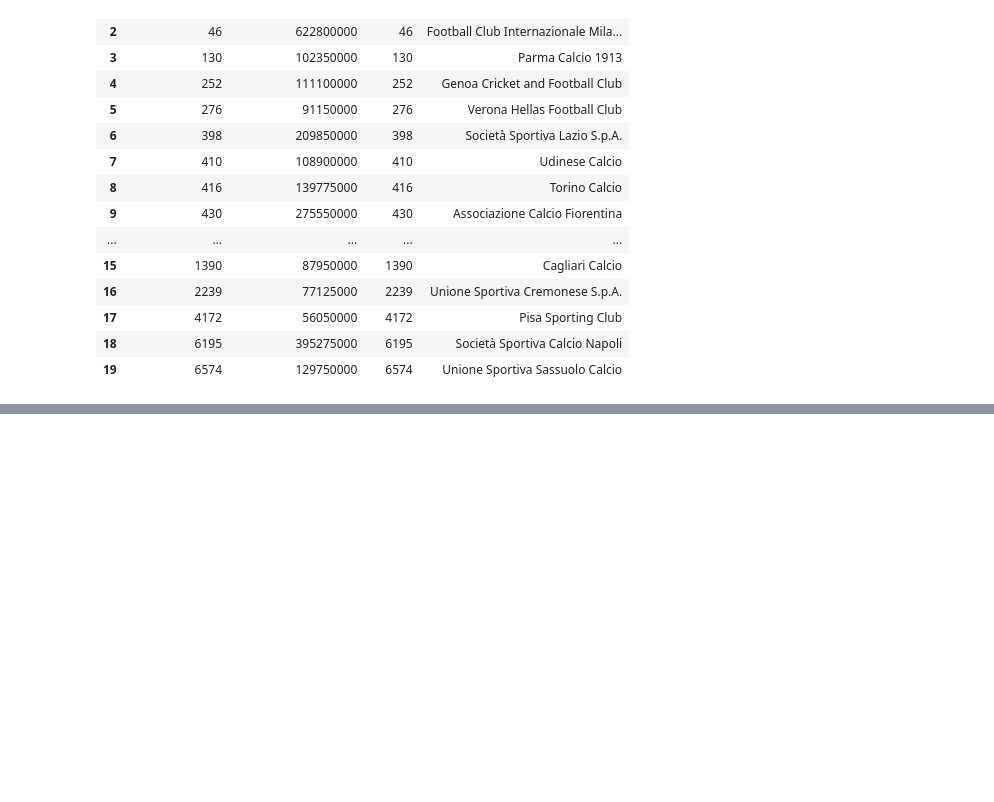
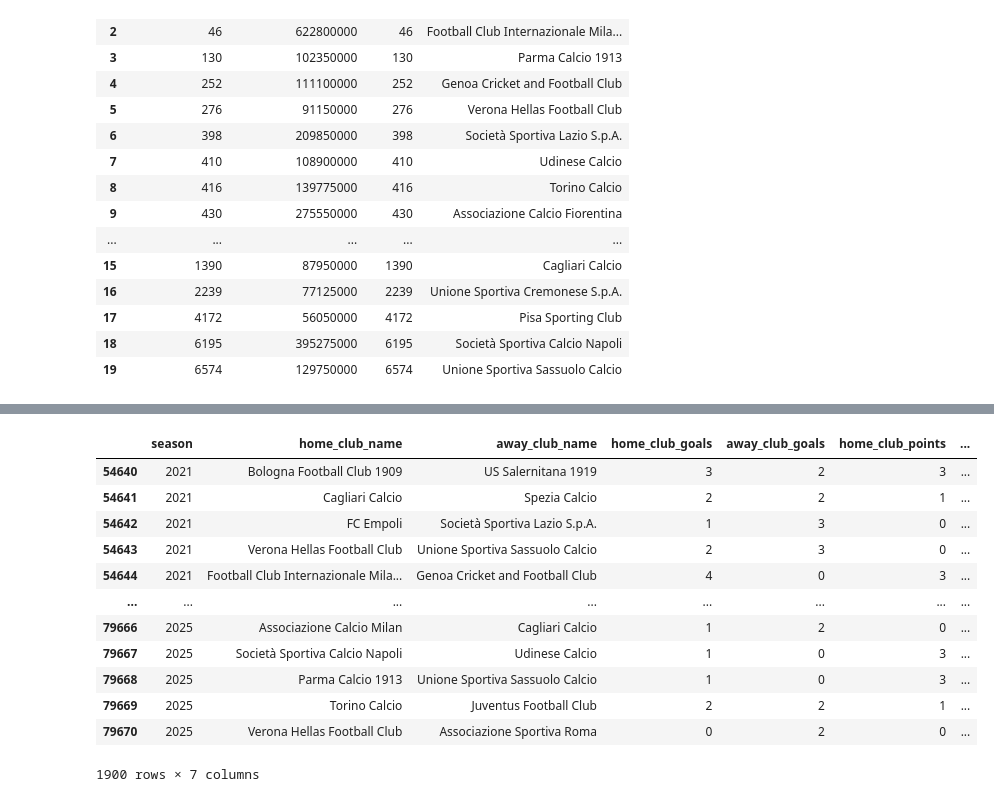
Before and after one commit to burraco04/serieA-Prediction-Model, a Jupyter notebook: notebook.ipynb, the cells around one changed output, grey strips where cells are left out. Saved outputs shown, nothing was run; the diff lists cells and outputs as text; code cells hidden in the pictures; blank space fills up the shorter version.

Commit message:
Added points dataframe

```diff
--- a/notebook.ipynb
+++ b/notebook.ipynb
@@ -262,3 +262,5 @@ team_values
 | 17 | 4172 | 56050000 | 4172 | Pisa Sporting Club |
 | 18 | 6195 | 395275000 | 6195 | Società Sportiva Calcio Napoli |
 | 19 | 6574 | 129750000 | 6574 | Unione Sportiva Sassuolo Calcio |
+# %%
+games_specs = pd.DataFrame(relevant_games[['season', 'home_club_id', 'away_club_id', 'home_club_name', 'away_club_name', 'home_club_goals', 'away_club_goals']])
@@ -264,0 +288,28 @@ team_values
+# %%
+points = games_specs[['season', 'home_club_name', 'away_club_name', 'home_club_goals', 'away_club_goals']]
+points['home_club_points'] = None
+points['away_club_points'] = None
+vittorie = points.home_club_goals > points.away_club_goals
+pareggi = points.home_club_goals == points.away_club_goals
+sconfitte = points.home_club_goals < points.away_club_goals
+points.loc[vittorie, 'home_club_points'] = 3
+points.loc[vittorie, 'away_club_points'] = 0
+points.loc[pareggi, 'home_club_points'] = 1
+points.loc[pareggi, 'away_club_points'] = 1
+points.loc[sconfitte, 'home_club_points'] = 0
+points.loc[sconfitte, 'away_club_points'] = 3
+points
+# %% [output]
+|  | season | home_club_name | away_club_name | home_club_goals | away_club_goals | home_club_points | ... |
+| 54640 | 2021 | Bologna Football Club 1909 | US Salernitana 1919 | 3 | 2 | 3 | ... |
+| 54641 | 2021 | Cagliari Calcio | Spezia Calcio | 2 | 2 | 1 | ... |
+| 54642 | 2021 | FC Empoli | Società Sportiva Lazio S.p.A. | 1 | 3 | 0 | ... |
+| 54643 | 2021 | Verona Hellas Football Club | Unione Sportiva Sassuolo Calcio | 2 | 3 | 0 | ... |
+| 54644 | 2021 | Football Club Internazionale Mila... | Genoa Cricket and Football Club | 4 | 0 | 3 | ... |
+| ... | ... | ... | ... | ... | ... | ... | ... |
+| 79666 | 2025 | Associazione Calcio Milan | Cagliari Calcio | 1 | 2 | 0 | ... |
+| 79667 | 2025 | Società Sportiva Calcio Napoli | Udinese Calcio | 1 | 0 | 3 | ... |
+| 79668 | 2025 | Parma Calcio 1913 | Unione Sportiva Sassuolo Calcio | 1 | 0 | 3 | ... |
+| 79669 | 2025 | Torino Calcio | Juventus Football Club | 2 | 2 | 1 | ... |
+| 79670 | 2025 | Verona Hellas Football Club | Associazione Sportiva Roma | 0 | 2 | 0 | ... |
+1900 rows × 7 columns
```
Also changed, not shown: parts of 2 cells of this notebook.
